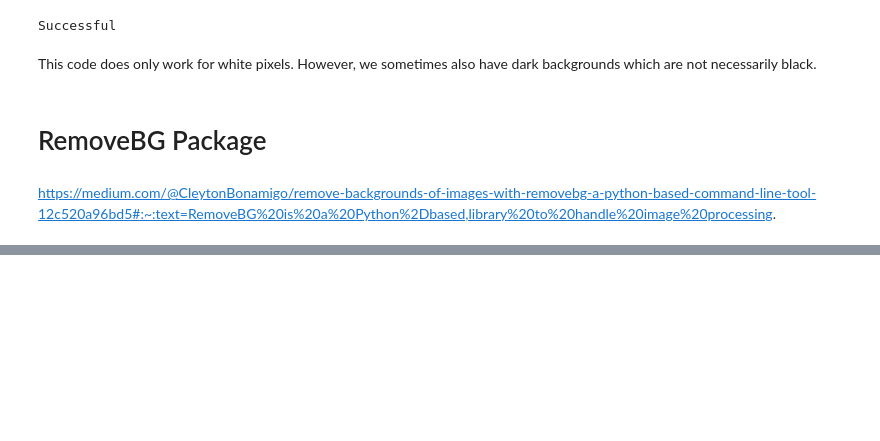
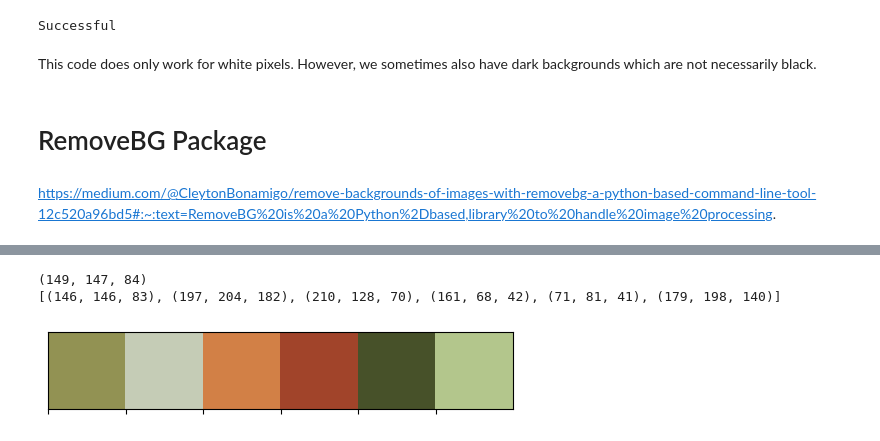
Before and after one commit to RomanZberg/DSPRO2-outfit-recommendation, a Jupyter notebook: Basemodel/Extract_Colors.ipynb, the cells around one changed output, grey strips where cells are left out. Drawn from its saved outputs; the diff is of its cells as text; code cells hidden in the pictures; blank space fills up the shorter version.

```diff
--- a/Basemodel/Extract_Colors.ipynb
+++ b/Basemodel/Extract_Colors.ipynb
@@ -192,0 +320,8 @@ Background removed successfully.
+# %%
+print(dominant_color)
+print(palette)
+sns.palplot([tuple(i / 255 for i in j) for j in palette])
+# %% [output]
+(149, 147, 84)
+[(146, 146, 83), (197, 204, 182), (210, 128, 70), (161, 68, 42), (71, 81, 41), (179, 198, 140)]
+[figure, added]
```
Also changed, not shown: parts of 7 cells of this notebook, 2 other files.
